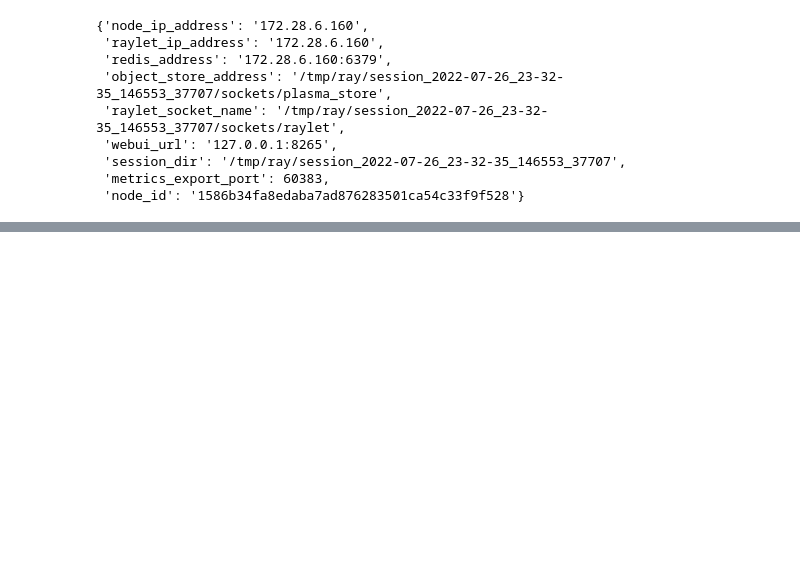
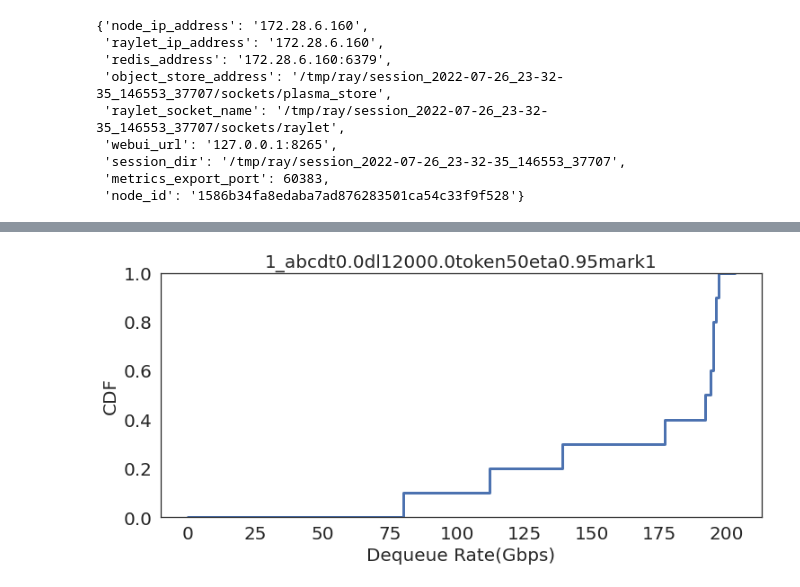
Before and after one commit to cxyzhao/High-Precision-Congestion-Control, a Jupyter notebook: cc_exp_ctrl.ipynb, the cells around one changed output, grey strips where cells are left out. Cells and saved outputs as stored; diff of their text form; code cells hidden in the pictures; blank space fills up the shorter version.

```diff
--- a/cc_exp_ctrl.ipynb
+++ b/cc_exp_ctrl.ipynb
@@ -543,0 +558,79 @@ No artists with labels found to put in legend.  Note that artists whose label st
+# %%
+#For dqrate
+import pandas as pd
+import seaborn as sns
+import matplotlib.pyplot as plt
+import numpy as np
+
+dqrate_dir = "/home/cxyzhao/High-Precision-Congestion-Control/simulation/mix/"
+
+prefix = "dqrate_2layer_FbHdp_distribution_n64_load0.6_t0.1_incast0_pattern0_ackHigh1_"
+cc_config_lst = []
+for cc in ["abc"]:
+    for abc_eta in [0.95]:
+        for abc_token in [50]:
+            for abc_delta in [12000]:
+                for abc_dqinterval in [1000]:
+                    for abc_tokenminbound in [1]:
+                        for abc_markmode in [1]:
+                            cc_config = copy.deepcopy(cc_config_template)
+                            cc_config['cc']  = cc
+                            cc_config['abc_eta'] = abc_eta
+                            cc_config['abc_token'] = abc_token
+                            cc_config['abc_delta'] = abc_delta
+                            cc_config['abc_dqinterval'] =  abc_dqinterval
+                            cc_config['abc_tokenminbound'] = abc_tokenminbound
+                            cc_config['abc_markmode'] = abc_markmode
+                            cc_config_lst.append(cc_config)
+
+dqrate_name_lst = []
+for cc in configlst_to_namelst(cc_config_lst):
+    dqrate_name_lst.append(prefix+cc)
+
+df =pd.DataFrame()
+for dqrate_name in dqrate_name_lst:
+    dqrate_file = dqrate_dir + dqrate_name + ".txt"
+    cc_name  = dqrate_name[74:]
+    port_to_dqrateDist = {}
+    with open(dqrate_file) as f:
+        lines =f.readlines()
+        for line in lines:
+            if line.find("time") != -1:
+                continue
+            else:
+                lst = line.split()
+                lst = [int(i) for i in lst]
+                name = "switch{}port{}queue{}".format(lst[0], lst[1], lst[2])
+                if name not in port_to_dqrateDist.keys():
+                    port_to_dqrateDist[name] = []
+                port_to_dqrateDist[name].append(lst[3:])
+
+    dqrate = pd.DataFrame(port_to_dqrateDist["switch66port20queue3"]).T
+    dqrate = pd.DataFrame(dqrate[30])
+    dqrate.columns = [cc_name]
+    df = pd.concat([df, dqrate])
+
+# #     avg_qlen = get_avg_qlen(pd.DataFrame(port_to_qlenDist["switch64port20queue3"]).T)
+# #     avg_qlen.columns = [cc_name]
+# #     df = pd.concat([df, avg_qlen])
+
+sns.set(rc={'figure.figsize':(12,5)})
+sns.set_style('white')
+
+#g.set_yticks([5000 * (i+1) for i in range(8)])
+
+#g.set_yticklabels(g.get_yticks(), size=20)
+plt.yticks(fontsize=20)
+plt.xticks(fontsize=20)
+
+
+#g = sns.ecdfplot(data=df, linewidth=3, x=df.index)
+g = sns.ecdfplot(data=df, linewidth=3, x=df.index, weights=cc_name)
+#g = sns.lineplot(data=df, linewidth=3)
+
+g.set_title(cc_name, fontsize = 20)
+g.set_xlabel("Dequeue Rate(Gbps)", fontsize = 20)
+g.set_ylabel("CDF", fontsize = 20)
+# plt.legend(bbox_to_anchor=(1.05, 1), loc=2, borderaxespad=0.)
+# plt.legend([],[], frameon=False)
+# %% [output]
@@ -543,0 +638 @@ No artists with labels found to put in legend.  Note that artists whose label st
+[figure, added]
```
Also changed, not shown: parts of 8 cells of this notebook, 4 other files.
